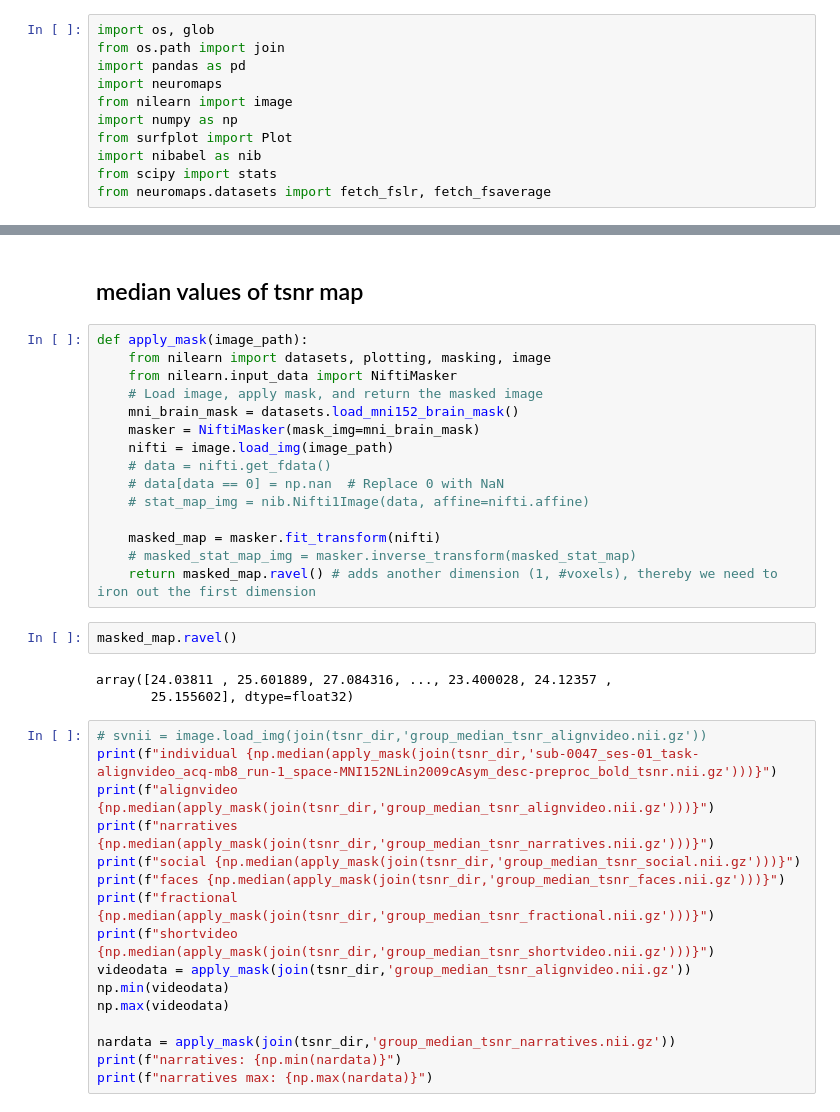
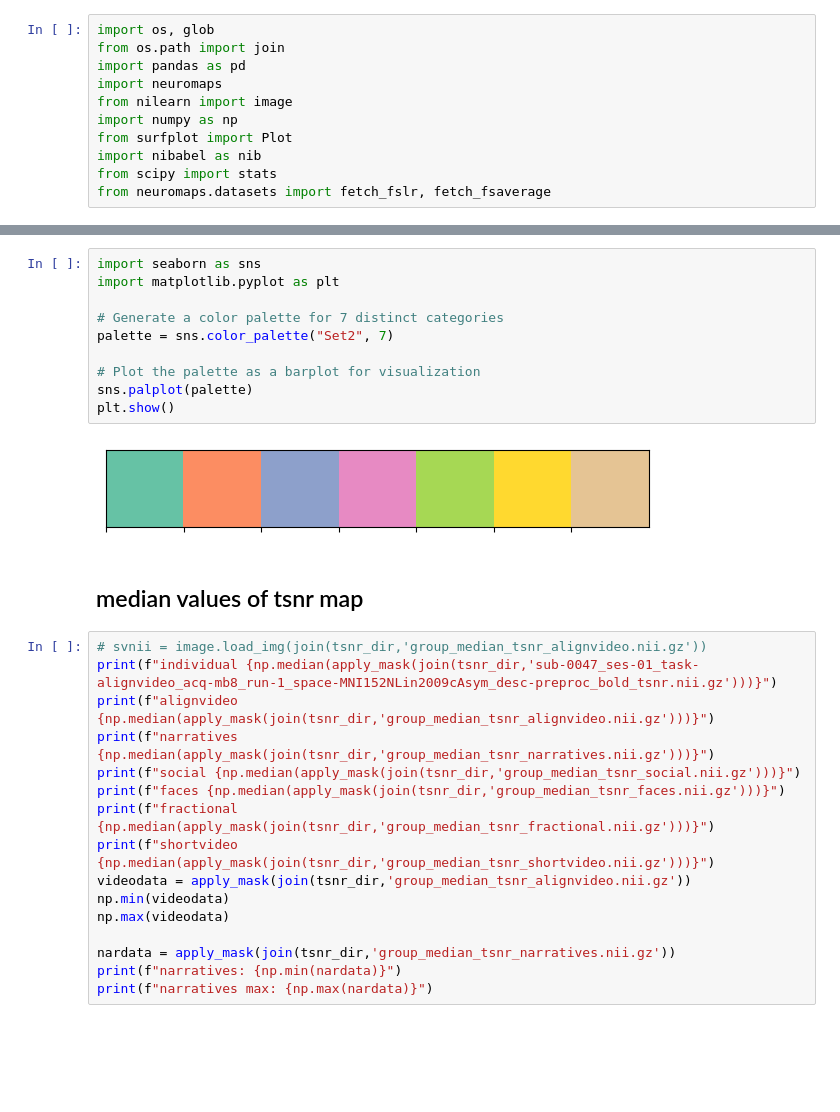
Before and after one commit to spatialtopology/preprocessing, a Jupyter notebook: spacetop_prep/qcplot/iqmvalues/plot_tsnr.ipynb, the cells around one changed output, grey strips where cells are left out. Saved outputs shown, nothing was run; the diff lists cells and outputs as text; blank space fills up the shorter version.

```diff
--- a/spacetop_prep/qcplot/iqmvalues/plot_tsnr.ipynb
+++ b/spacetop_prep/qcplot/iqmvalues/plot_tsnr.ipynb
@@ -265,25 +244,17 @@ def plot_fslr(leftmap, rightmap,
+# %%
+import seaborn as sns
+import matplotlib.pyplot as plt
+
+# Generate a color palette for 7 distinct categories
+palette = sns.color_palette("Set2", 7)
+
+# Plot the palette as a barplot for visualization
+sns.palplot(palette)
+plt.show()
+# %% [output]
+[figure, added]
 # %% [markdown]
 ## median values of tsnr map
-# %%
-def apply_mask(image_path):
-    from nilearn import datasets, plotting, masking, image
-    from nilearn.input_data import NiftiMasker
-    # Load image, apply mask, and return the masked image
-    mni_brain_mask = datasets.load_mni152_brain_mask()
-    masker = NiftiMasker(mask_img=mni_brain_mask)
-    nifti = image.load_img(image_path)
-    # data = nifti.get_fdata()
-    # data[data == 0] = np.nan  # Replace 0 with NaN
-    # stat_map_img = nib.Nifti1Image(data, affine=nifti.affine)
-
-    masked_map = masker.fit_transform(nifti)
-    # masked_stat_map_img = masker.inverse_transform(masked_stat_map)
-    return masked_map.ravel() # adds another dimension (1, #voxels), thereby we need to iron out the first dimension
-# %%
-masked_map.ravel()
-# %% [output]
-array([24.03811 , 25.601889, 27.084316, ..., 23.400028, 24.12357 ,
-       25.155602], dtype=float32)
 # %%
 # svnii = image.load_img(join(tsnr_dir,'group_median_tsnr_alignvideo.nii.gz'))
 print(f"individual {np.median(apply_mask(join(tsnr_dir,'sub-0047_ses-01_task-alignvideo_acq-mb8_run-1_space-MNI152NLin2009cAsym_desc-preproc_bold_tsnr.nii.gz')))}")
```
Also changed, not shown: parts of 18 cells of this notebook.
